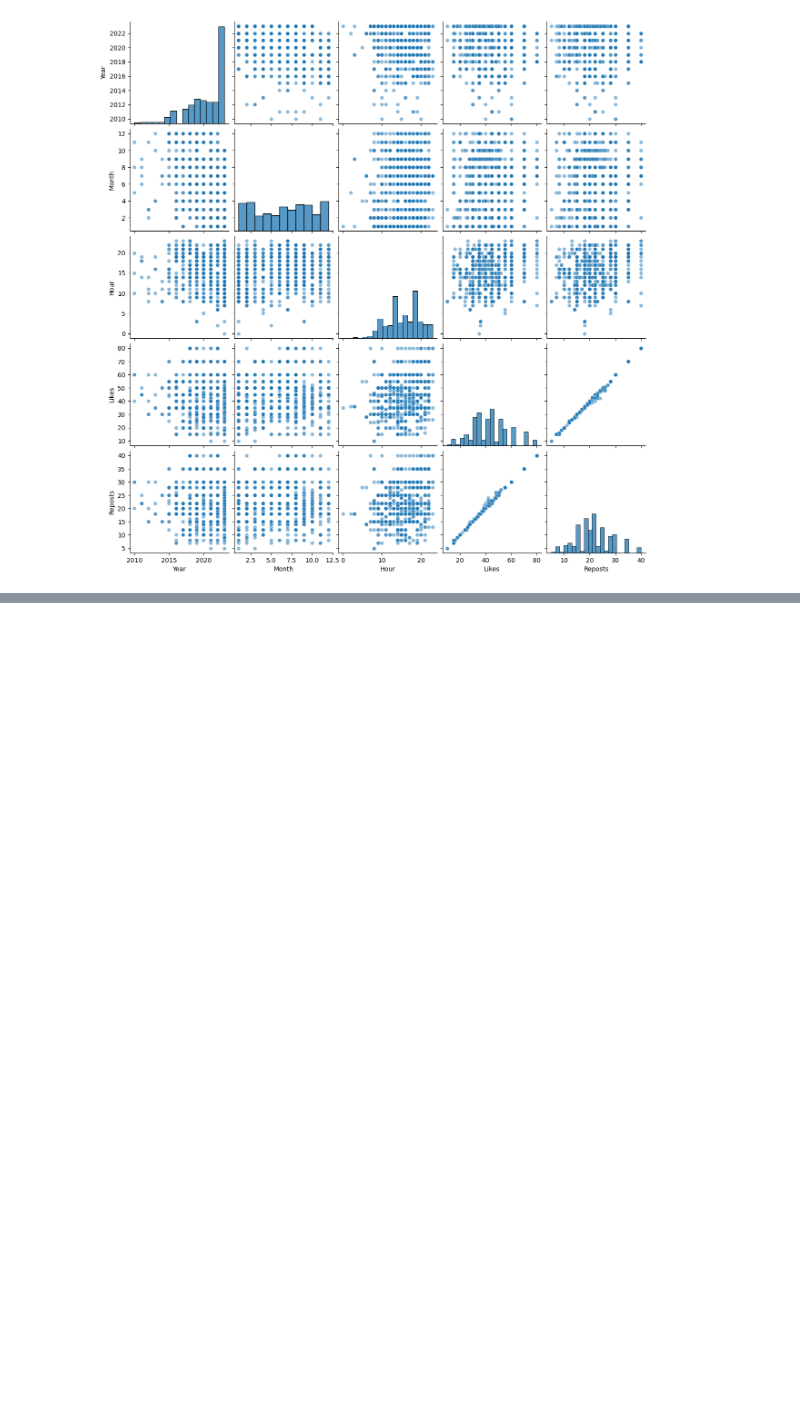
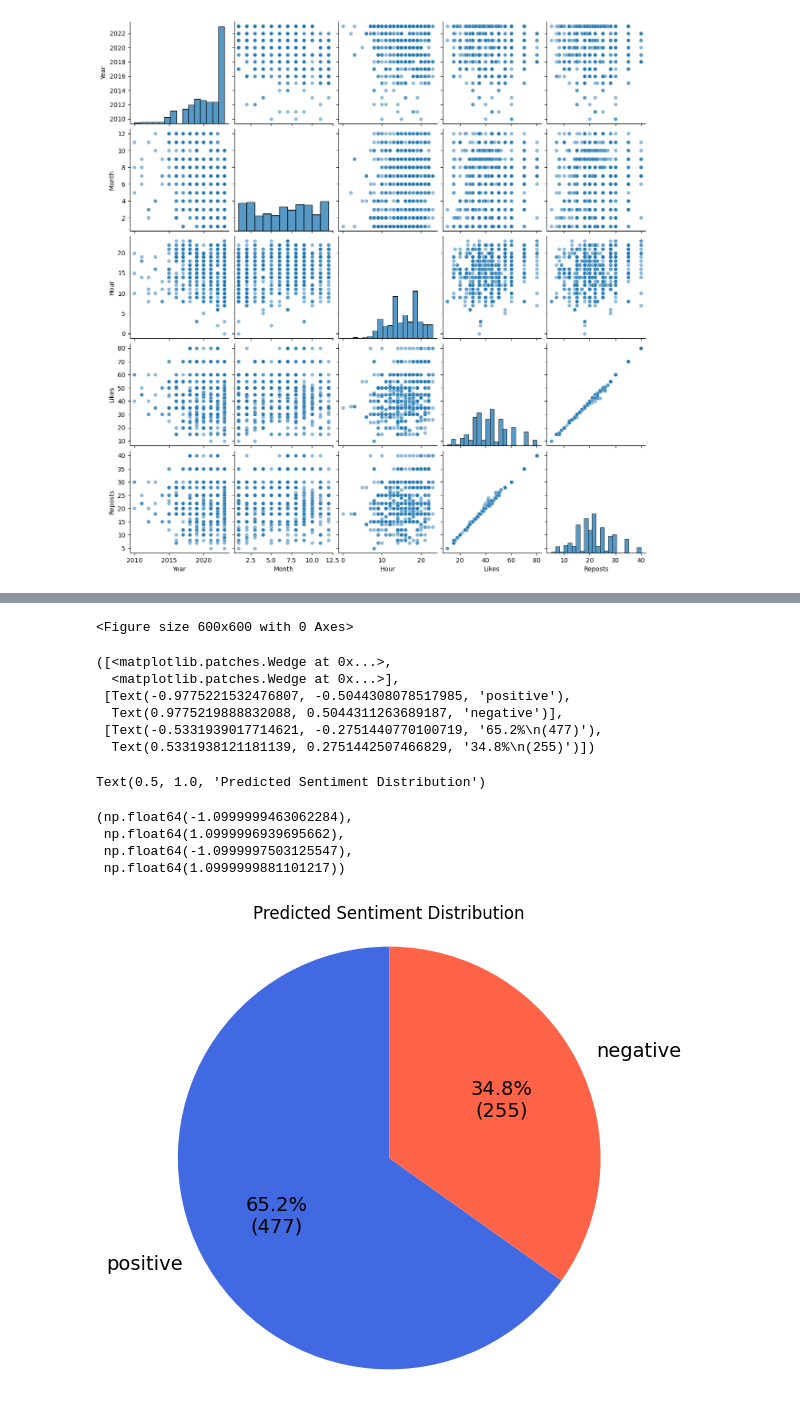
Before and after one commit to ejc9378/DataPoints-DS-Bootcamp-Fall-2025, a Jupyter notebook: Notebook.ipynb, the cells around one changed output, grey strips where cells are left out. Cells and saved outputs as stored; diff of their text form; code cells hidden in the pictures; blank space fills up the shorter version.

```diff
--- a/Notebook.ipynb
+++ b/Notebook.ipynb
@@ -271,0 +367,39 @@ sns.pairplot(df, vars=['Year', 'Month', 'Hour', 'Likes', 'Reposts'], plot_kws={'
+# %%
+# Positive Negative Distribution
+counts = df["Predicted Sentiment"].value_counts()
+
+labels = counts.index.tolist()
+sizes = counts.values.tolist()
+
+# Function to show both count and percentage
+def autopct_format(pct):
+    total = sum(sizes)
+    count = int(round(pct * total / 100.0))
+    return f"{pct:.1f}%\n({count})"
+
+plt.figure(figsize=(6,6))
+plt.pie(
+    sizes,
+    labels=labels,
+    colors=['royalblue', 'tomato'],
+    textprops={'fontsize': 14},
+    autopct=autopct_format,
+    startangle=90,
+)
+plt.title("Predicted Sentiment Distribution")
+plt.axis("equal")  # makes the pie a circle
+plt.show()
+# %% [output]
+<Figure size 600x600 with 0 Axes>
+([<matplotlib.patches.Wedge at 0x...>,
+  <matplotlib.patches.Wedge at 0x...>],
+ [Text(-0.9775221532476807, -0.5044308078517985, 'positive'),
+  Text(0.9775219888832088, 0.5044311263689187, 'negative')],
+ [Text(-0.5331939017714621, -0.2751440770100719, '65.2%\n(477)'),
+  Text(0.5331938121181139, 0.2751442507466829, '34.8%\n(255)')])
+Text(0.5, 1.0, 'Predicted Sentiment Distribution')
+(np.float64(-1.0999999463062284),
+ np.float64(1.0999996939695662),
+ np.float64(-1.0999997503125547),
+ np.float64(1.0999999881101217))
+[figure, added]
```
Also changed, not shown: parts of 6 cells of this notebook.
